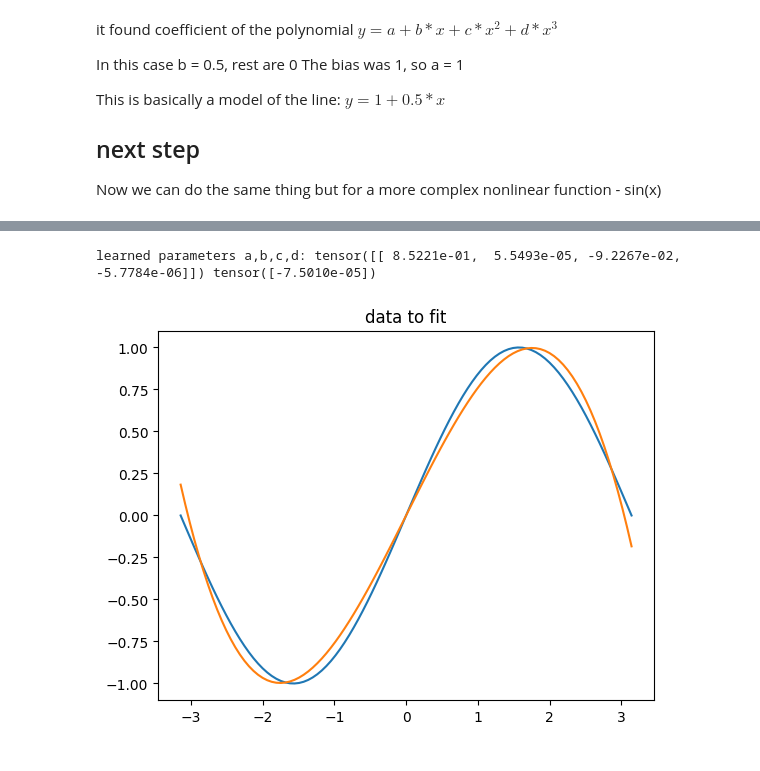
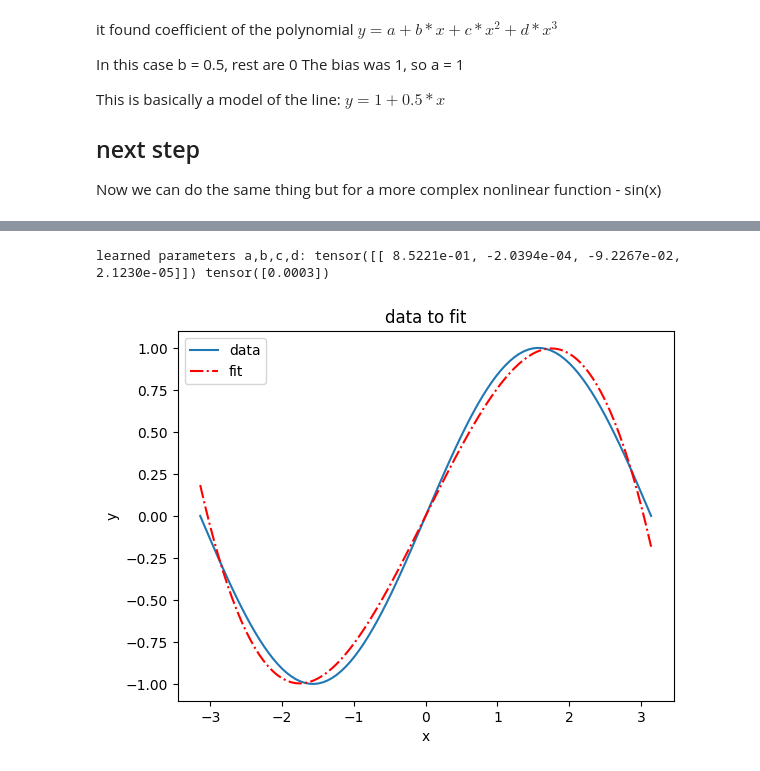
Before and after one commit to culurciello/deep-learning-course-source, a Jupyter notebook: source/lectures/16-curve-fit.ipynb, the cells around one changed output, grey strips where cells are left out. Cells and saved outputs as stored; diff of their text form; code cells hidden in the pictures.

```diff
--- a/source/lectures/16-curve-fit.ipynb
+++ b/source/lectures/16-curve-fit.ipynb
@@ -137,12 +140,15 @@ for t in range(1,10001):
 # %%
 abcd = model.linear1.weight.detach()
 bias = model.linear1.bias.detach()
 print("learned parameters a,b,c,d:", abcd, bias)
 
 y_pred = (xx*abcd).sum(1).add(bias) # predictor function
-plt.plot(x, y, x, y_pred)
+plt.plot(x, y, x, y_pred, 'r-.')
 plt.title('data to fit')
+plt.xlabel('x')
+plt.ylabel('y')
+plt.legend(['data', 'fit'])
 plt.show()
 # %% [output]
-learned parameters a,b,c,d: tensor([[ 8.5221e-01,  5.5493e-05, -9.2267e-02, -5.7784e-06]]) tensor([-7.5010e-05])
+learned parameters a,b,c,d: tensor([[ 8.5221e-01, -2.0394e-04, -9.2267e-02,  2.1230e-05]]) tensor([0.0003])
-[figure, old version]
+[figure, new version]
```
Also changed, not shown: parts of 3 cells of this notebook.
